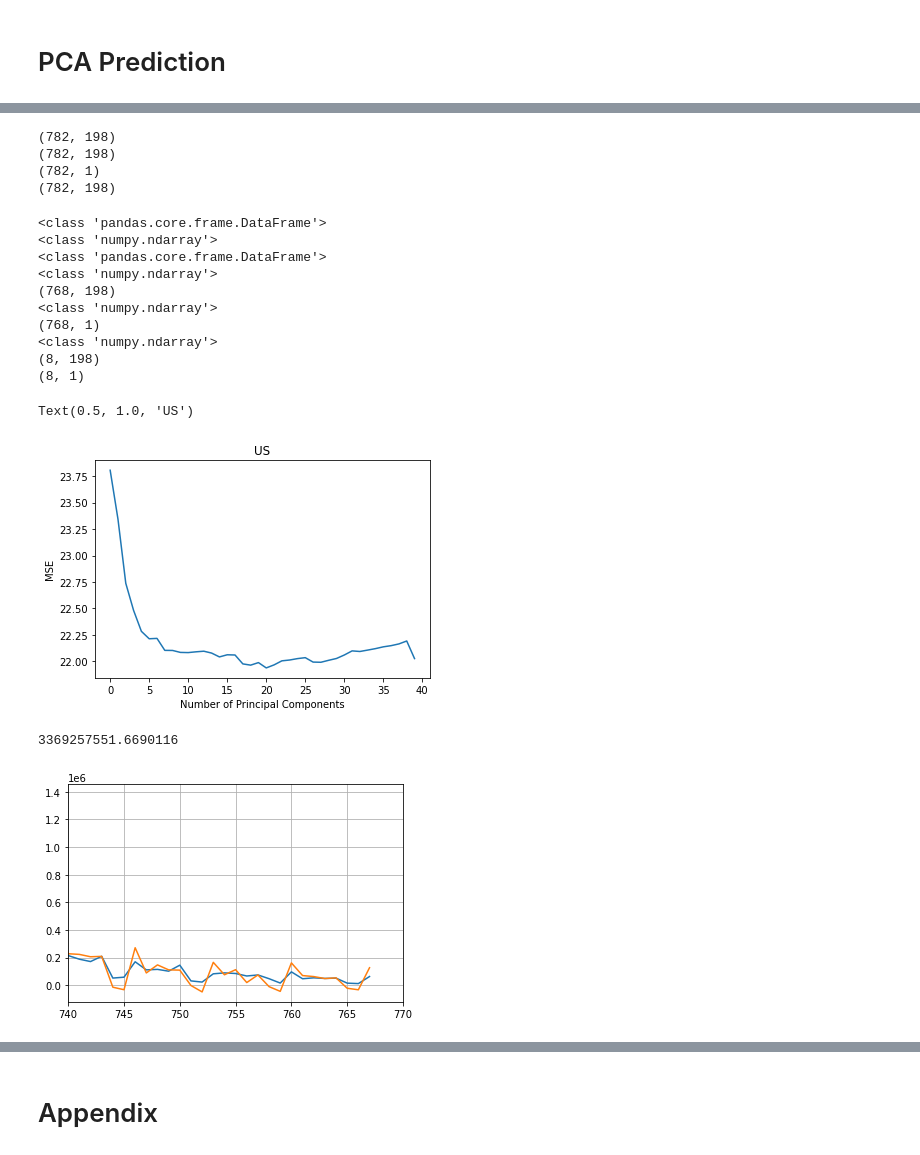
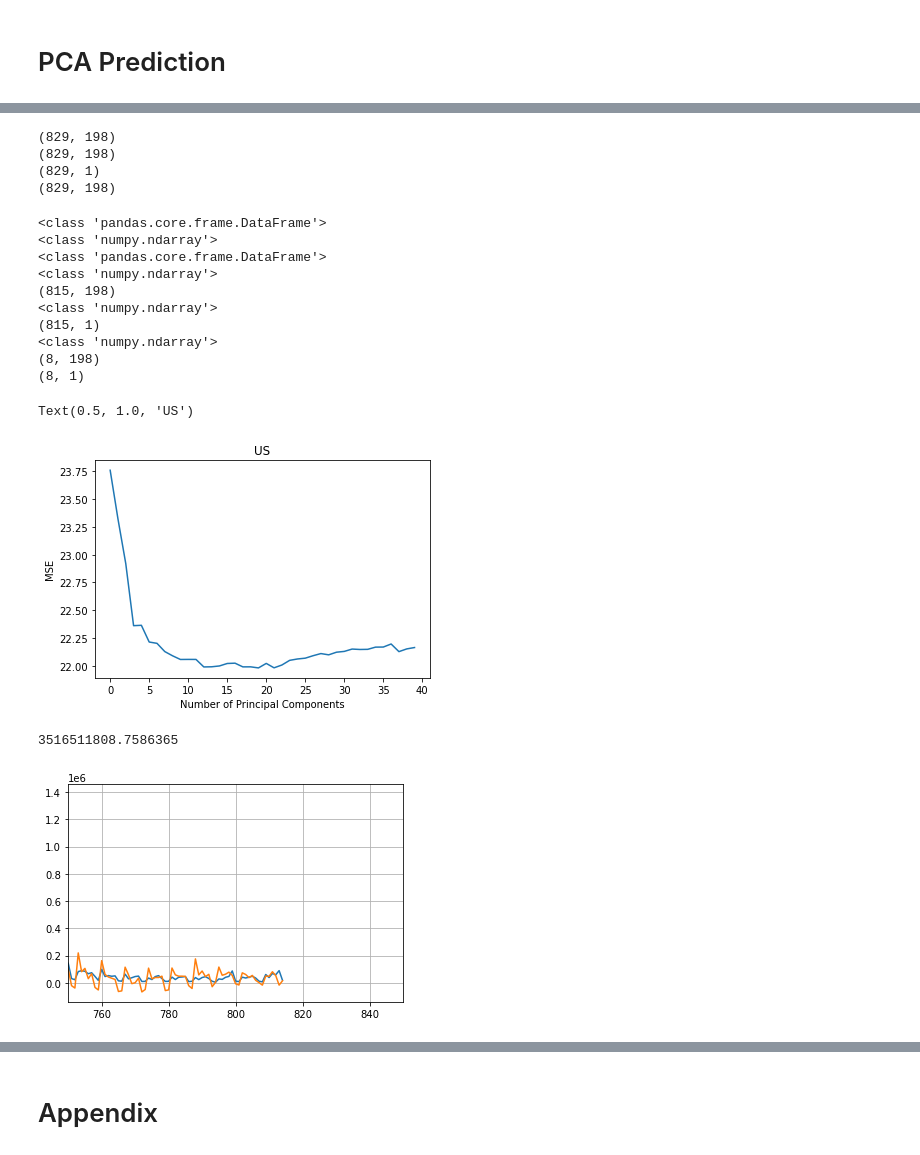
Before and after one commit to april864/COVID-19-Prediction, a Jupyter notebook: covid/pcaadjustable-uptodatecorrect.ipynb, the cells around one changed output, grey strips where cells are left out. Drawn from its saved outputs; the diff is of its cells as text; code cells hidden in the pictures.

```diff
--- a/covid/pcaadjustable-uptodatecorrect.ipynb
+++ b/covid/pcaadjustable-uptodatecorrect.ipynb
@@ -22,7 +23,7 @@ from sklearn.metrics import mean_squared_error
 ssl._create_default_https_context = ssl._create_unverified_context
 Datagrep=pd.read_csv('https://raw.githubusercontent.com/CSSEGISandData/COVID-19/master/csse_covid_19_data/csse_covid_19_time_series/time_series_covid19_confirmed_global.csv')
 # %%
-#Datagrep=Datagrep.iloc[:,0:755]
+Datagrep=Datagrep.iloc[:,0:834]
 # %% [markdown]
 # Transform Data
 # %%
@@ -297,9 +304,8 @@ print(score)
 # %%
 regr = LinearRegression()
-regr.fit(X_reduced[:,:30], y)
+regr.fit(X_reduced[:,:31], y)
 
-#calculate RMSE
-pred = regr.predict(X_reduced[:,:30])
+pred = regr.predict(X_reduced[:,:31])
 # %%
 plt.plot(y)
 plt.plot(pred)
@@ -405,10 +413,10 @@ print(Xall.shape)
 print(yall.shape)
 print(X_reduced.shape)
 # %% [output]
-(782, 198)
-(782, 198)
-(782, 1)
-(782, 198)
+(829, 198)
+(829, 198)
+(829, 1)
+(829, 198)
 # %%
 print(type(Xall))
 print(type(X_reduced))
@@ -429,9 +437,9 @@ print(y_test.shape)
 <class 'numpy.ndarray'>
 <class 'pandas.core.frame.DataFrame'>
 <class 'numpy.ndarray'>
-(768, 198)
+(815, 198)
 <class 'numpy.ndarray'>
-(768, 1)
+(815, 1)
 <class 'numpy.ndarray'>
 (8, 198)
 (8, 1)
@@ -461,25 +469,26 @@ plt.ylabel('MSE')
 plt.title('US')
 # %% [output]
 Text(0.5, 1.0, 'US')
-[figure, old version]
+[figure, new version]
 # %%
+# calculate MSE at specified number of pcs
 score = -1*model_selection.cross_val_score(regr,
-                       X_trainreduced[:,:20], y_train, cv=cv, scoring='neg_mean_squared_error').mean()
+                       X_trainreduced[:,:19], y_train, cv=cv, scoring='neg_mean_squared_error').mean()
 print(score)
 # %% [output]
-3369257551.6690116
+3516511808.7586365
 # %%
 regr = LinearRegression()
-regr.fit(X_trainreduced[:,:20], y_train)
+regr.fit(X_trainreduced[:,:19], y_train)
 
-#calculate RMSE
-trainpred = regr.predict(X_trainreduced[:,:20])
+trainpred = regr.predict(X_trainreduced[:,:19])
 # %%
+# plot prediction and data
 plt.plot(y_train)
 plt.plot(trainpred)
-plt.xlim(740, 770)
+plt.xlim(750, 850)
 plt.grid()
 plt.show()
 # %% [output]
-[figure, old version]
+[figure, new version]
 # %%
```
Also changed, not shown: parts of 36 cells of this notebook, 2 other files.
